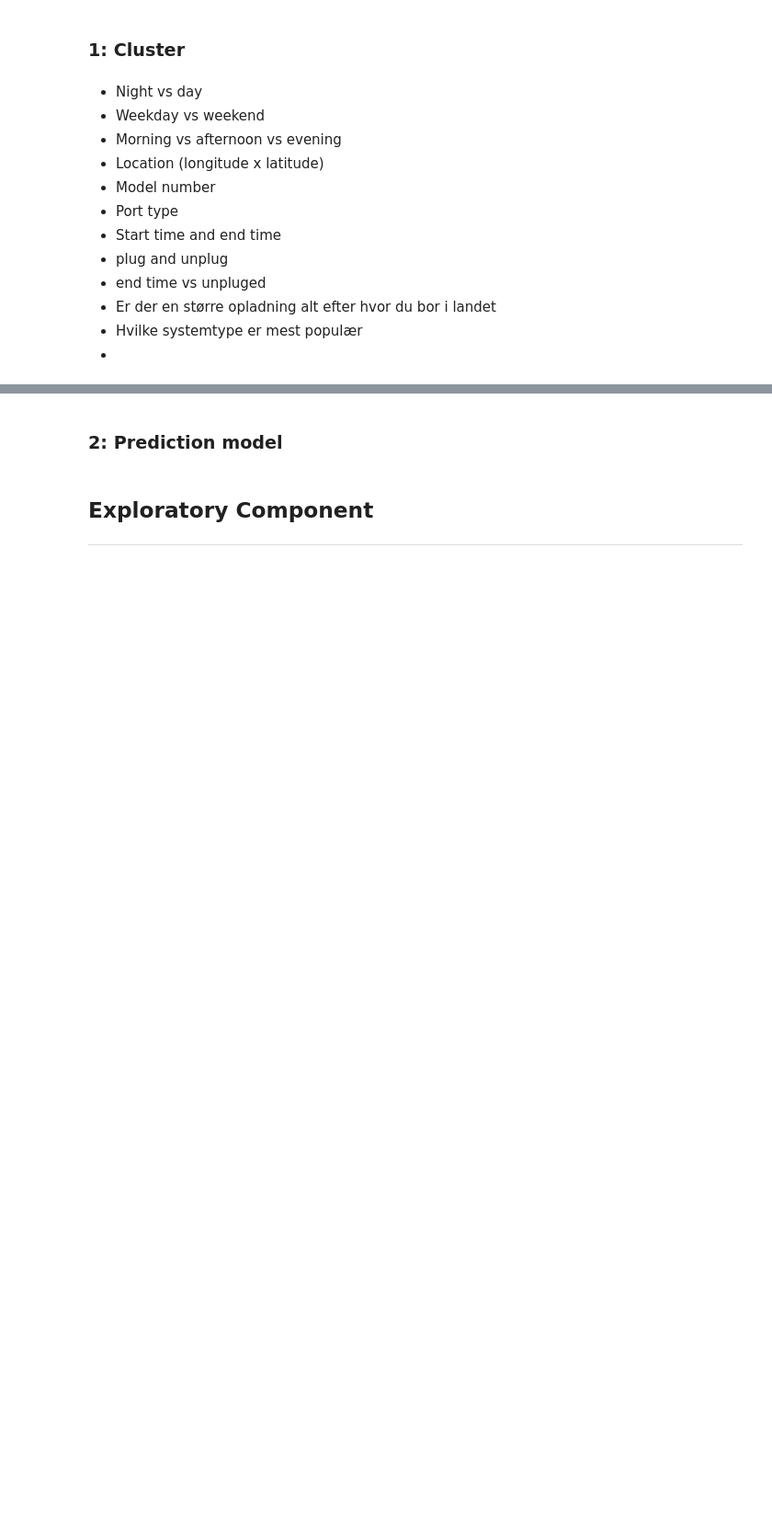
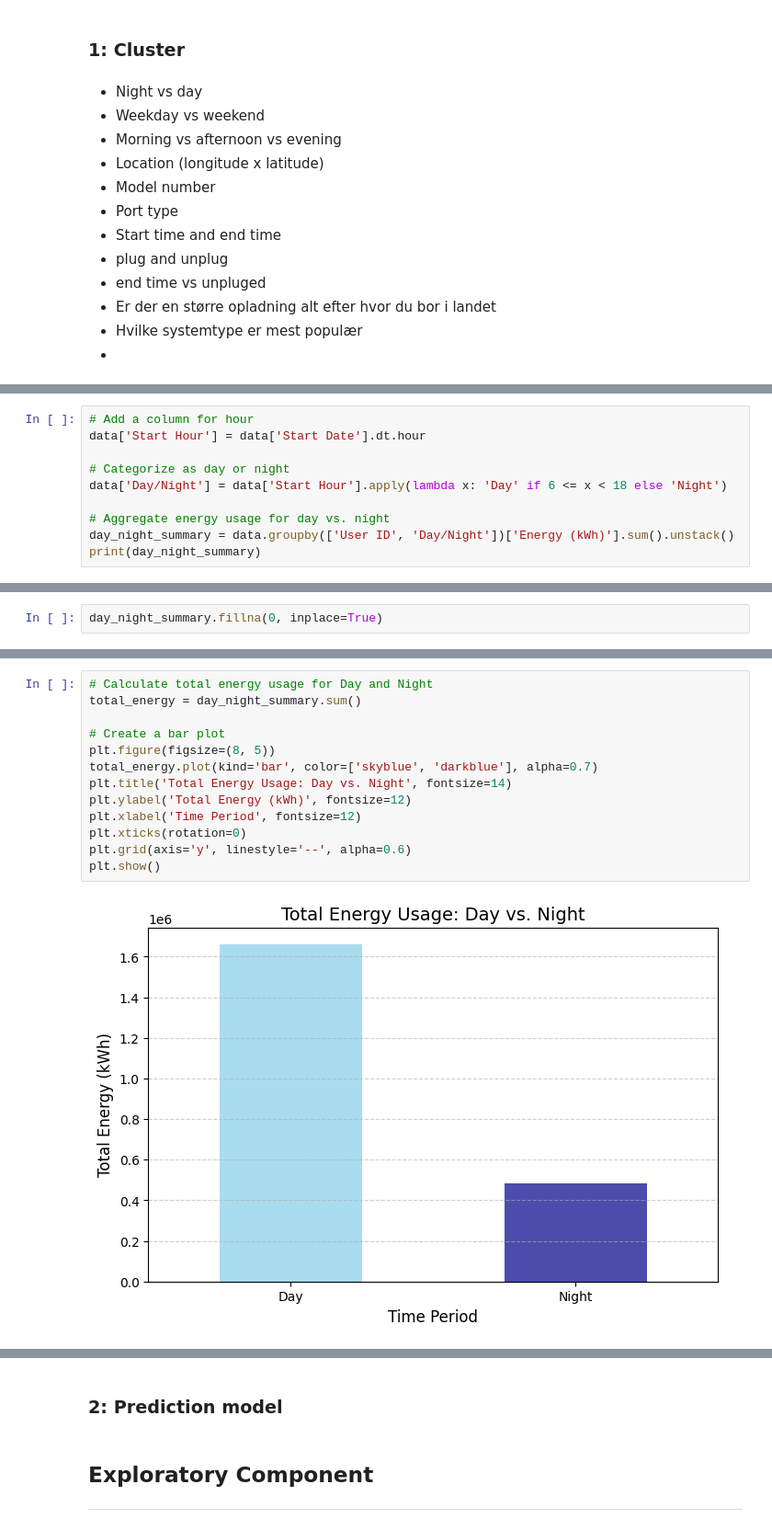
Before and after one commit to DitteGilsfeldt/42577-Introduction-to_Business_Analytics__Project, a Jupyter notebook: Ditte/Ditte.ipynb, the cells around one changed output, grey strips where cells are left out. Shown at 92% size. Cells and saved outputs as stored; diff of their text form; blank space fills up the shorter version.

```diff
--- a/Ditte/Ditte.ipynb
+++ b/Ditte/Ditte.ipynb
@@ -288,0 +444,10 @@ KeyError: 'Weekend'
+# %%
+# Add a column for hour
+data['Start Hour'] = data['Start Date'].dt.hour
+
+# Categorize as day or night
+data['Day/Night'] = data['Start Hour'].apply(lambda x: 'Day' if 6 <= x < 18 else 'Night')
+
+# Aggregate energy usage for day vs. night
+day_night_summary = data.groupby(['User ID', 'Day/Night'])['Energy (kWh)'].sum().unstack()
+print(day_night_summary)
@@ -288,0 +477,2 @@ KeyError: 'Weekend'
+# %%
+day_night_summary.fillna(0, inplace=True)
@@ -288,0 +503,15 @@ KeyError: 'Weekend'
+# %%
+# Calculate total energy usage for Day and Night
+total_energy = day_night_summary.sum()
+
+# Create a bar plot
+plt.figure(figsize=(8, 5))
+total_energy.plot(kind='bar', color=['skyblue', 'darkblue'], alpha=0.7)
+plt.title('Total Energy Usage: Day vs. Night', fontsize=14)
+plt.ylabel('Total Energy (kWh)', fontsize=12)
+plt.xlabel('Time Period', fontsize=12)
+plt.xticks(rotation=0)
+plt.grid(axis='y', linestyle='--', alpha=0.6)
+plt.show()
+# %% [output]
+[figure, added]
```
Also changed, not shown: parts of 27 cells of this notebook.
